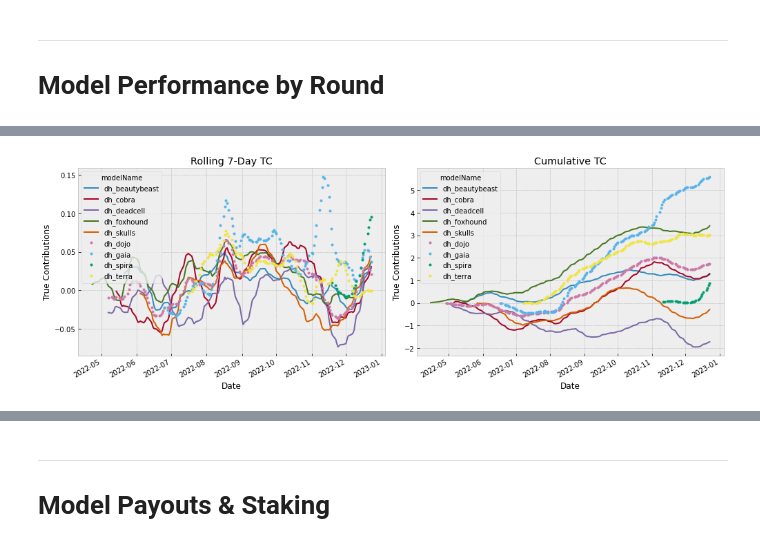
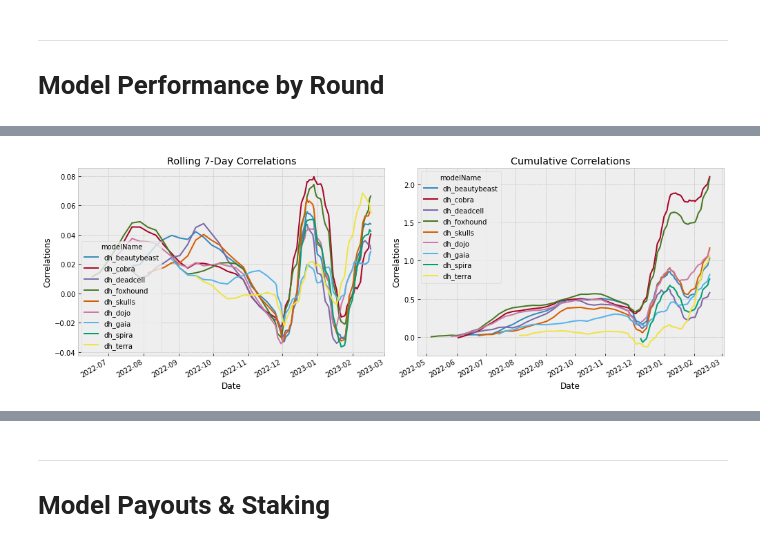
Before and after one commit to hiydavid/numerai-models, a Jupyter notebook: _get_model_rankings.ipynb, the cells around one changed output, grey strips where cells are left out. Drawn from its saved outputs; the diff is of its cells as text; code cells hidden in the pictures.

```diff
--- a/_get_model_rankings.ipynb
+++ b/_get_model_rankings.ipynb
@@ -213,6 +214,23 @@ plt.show()
 # %% [markdown]
 ---
 # Model Performance by Round
+# %%
+# function to plot
+def plot_model_performance(perf_agg_list, score_name, save_path):
+    fig, axes = plt.subplots(nrows=1, ncols=2)
+    for df in perf_agg_list:
+        df.loc[AFTER_DATE:].rolling(7).mean().plot(ax=axes[0], style='-')
+    for df in perf_agg_list:
+        df.loc[AFTER_DATE:].cumsum().plot(ax=axes[1], style='-')
+    axes[0].set_title(f"Rolling 7-Day {score_name}")
+    axes[0].set_xlabel("Date")
+    axes[0].set_ylabel(f"{score_name}")
+    axes[1].set_title(f"Cumulative {score_name}")
+    axes[1].set_xlabel("Date")
+    axes[1].set_ylabel(f"{score_name}")
+    plt.tight_layout()
+    plt.savefig(f'{save_path}', facecolor='w')
+    plt.show()
 # %%
 # get round performance
 perf_lgbm = get_model_performance(model_list=lgbm_models)
@@ -309,22 +239,21 @@ plt.show()
-# %%
-# get mean mmc by round
-lgbm_avg_tc_by_date = get_model_performance_aggregated(data=perf_lgbm,score="tc", by="date")
-dnn_avg_tc_by_date = get_model_performance_aggregated(data=perf_dnn,score="tc", by="date")
-
-# plot
-fig, axes = plt.subplots(nrows=1, ncols=2)
-lgbm_avg_tc_by_date.loc[AFTER_DATE:].rolling(7).mean().plot(ax=axes[0], style='-')
-dnn_avg_tc_by_date.loc[AFTER_DATE:].rolling(7).mean().plot(ax=axes[0], style='.')
-lgbm_avg_tc_by_date.loc[AFTER_DATE:].cumsum().plot(ax=axes[1], style='-')
-dnn_avg_tc_by_date.loc[AFTER_DATE:].cumsum().plot(ax=axes[1], style='.')
-axes[0].set_title("Rolling 7-Day TC")
-axes[0].set_xlabel("Date")
-axes[0].set_ylabel("True Contributions")
-axes[1].set_title("Cumulative TC")
-axes[1].set_xlabel("Date")
-axes[1].set_ylabel("True Contributions")
-plt.tight_layout()
-plt.savefig('plots/ModelTCPlots.png', facecolor='w')
-plt.show()
-# %% [output]
-[figure, removed]
+# %%
+# get mean corr by round
+lgbm_avg_corr_by_date = get_model_performance_aggregated(
+    data=perf_lgbm,
+    score="corr",
+    by="roundResolveTime"
+)
+
+dnn_avg_corr_by_date = get_model_performance_aggregated(
+    data=perf_dnn,
+    score="corr",
+    by="roundResolveTime"
+)
+
+plot_model_performance(
+    perf_agg_list=[lgbm_avg_corr_by_date, dnn_avg_corr_by_date],
+    score_name='Correlations',
+    save_path='plots/ModelCorrPlots.png'
+)
+# %% [output]
+[figure, added]
```
Also changed, not shown: parts of 21 cells of this notebook, 11 other files.
